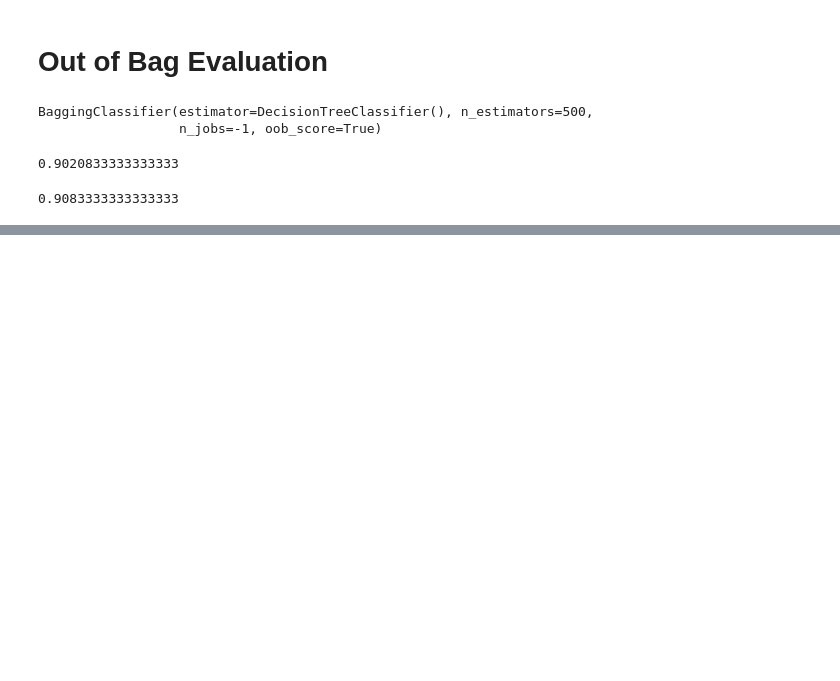
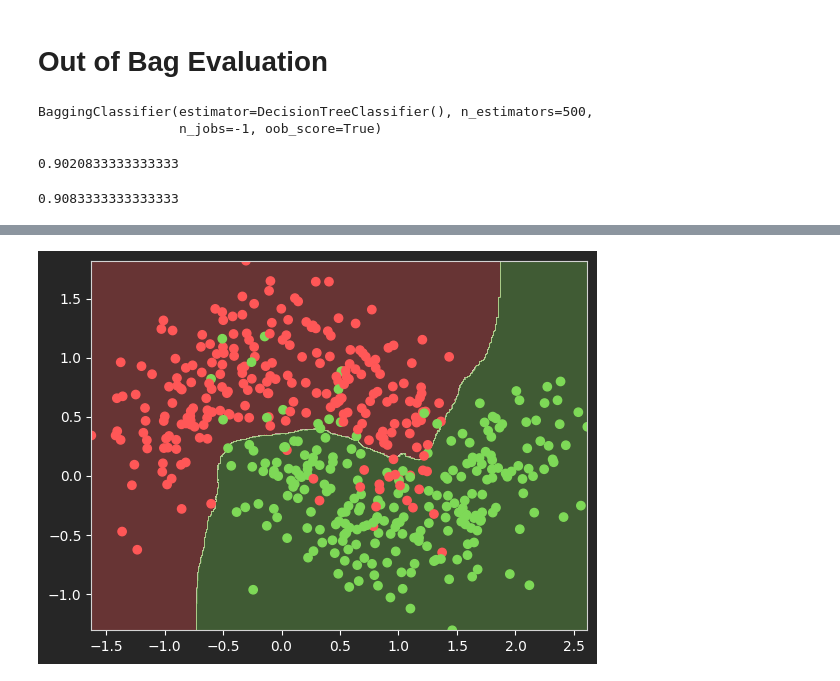
Before and after one commit to abhishak3/MLM, a Jupyter notebook: EnsembleLearning.ipynb, the cells around one changed output, grey strips where cells are left out. Drawn from its saved outputs; the diff is of its cells as text; code cells hidden in the pictures; blank space fills up the shorter version.

```diff
--- a/EnsembleLearning.ipynb
+++ b/EnsembleLearning.ipynb
@@ -107,0 +151,5 @@ accuracy_score(y_test, y_pred) # accuracy score  (Close enough to oob score)
+# %%
+plot_decision_boundaries(bag_clf, X_train, y_train)
+plot_dataset(X_train, y_train)
+# %% [output]
+[figure, added]
```
Also changed, not shown: parts of 12 cells of this notebook.
